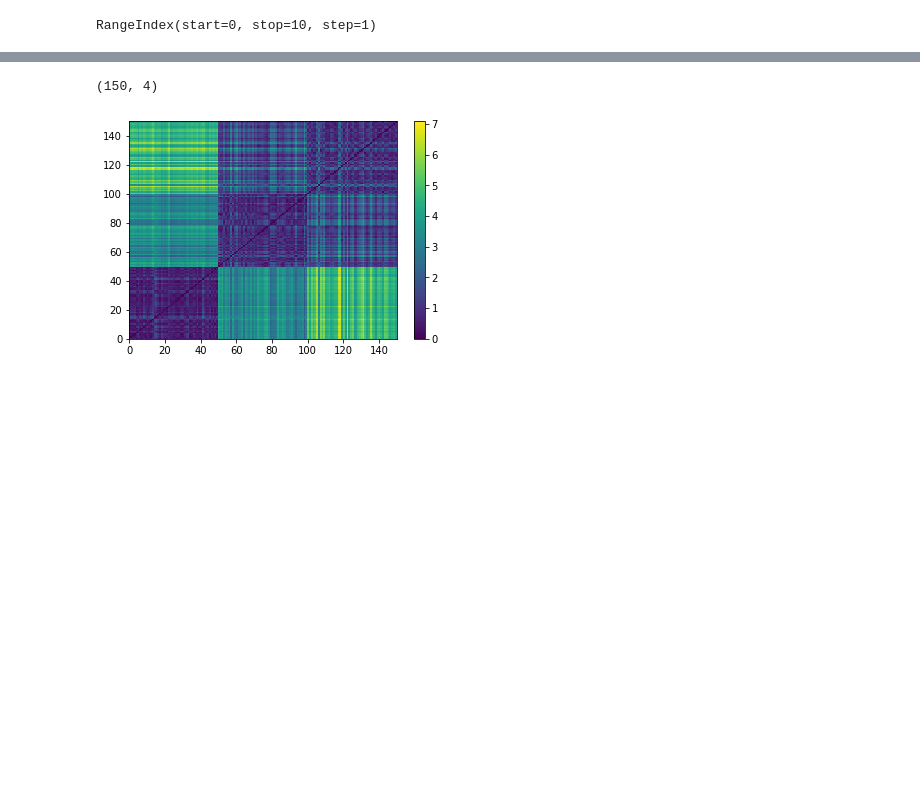
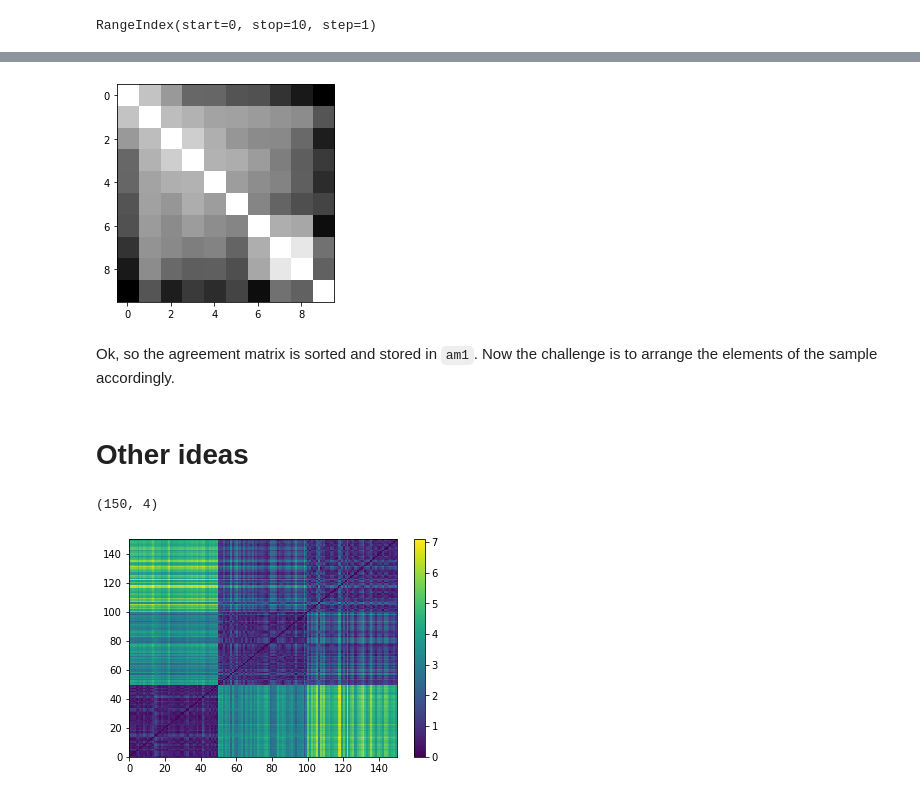
Before and after one commit to uniformlyMatt/PhD-code, a Jupyter notebook: In-class agreement.ipynb, the cells around one changed output, grey strips where cells are left out. Saved outputs shown, nothing was run; the diff lists cells and outputs as text; code cells hidden in the pictures; blank space fills up the shorter version.

```diff
--- a/In-class agreement.ipynb
+++ b/In-class agreement.ipynb
@@ -350,0 +376,3 @@ ValueError: Shape of passed values is (10, 1), indices imply (10, 10)
+# %%
+am = np.triu(agree_chart)
+am
@@ -350,0 +439,4 @@ ValueError: Shape of passed values is (10, 1), indices imply (10, 10)
+# %%
+for i in range(10):
+    am[i] = np.roll(am[i], i)
+am
@@ -350,0 +478,3 @@ ValueError: Shape of passed values is (10, 1), indices imply (10, 10)
+# %%
+am1 = np.tril(am.T, -1) + am
+pd.DataFrame(am1)
@@ -351,3 +493,11 @@ ValueError: Shape of passed values is (10, 1), indices imply (10, 10)
+# %%
+plt.imshow(am1, cmap = 'gray');
+# %% [output]
+[figure, added]
+# %% [markdown]
+Ok, so the agreement matrix is sorted and stored in `am1`. Now the challenge is to arrange the elements of the sample accordingly.
+# %% [markdown]
+# Other ideas
 # %%
 import numpy as np
 from scipy.spatial.distance import pdist, squareform
```
Also changed, not shown: parts of 32 cells of this notebook, 2 other files.
